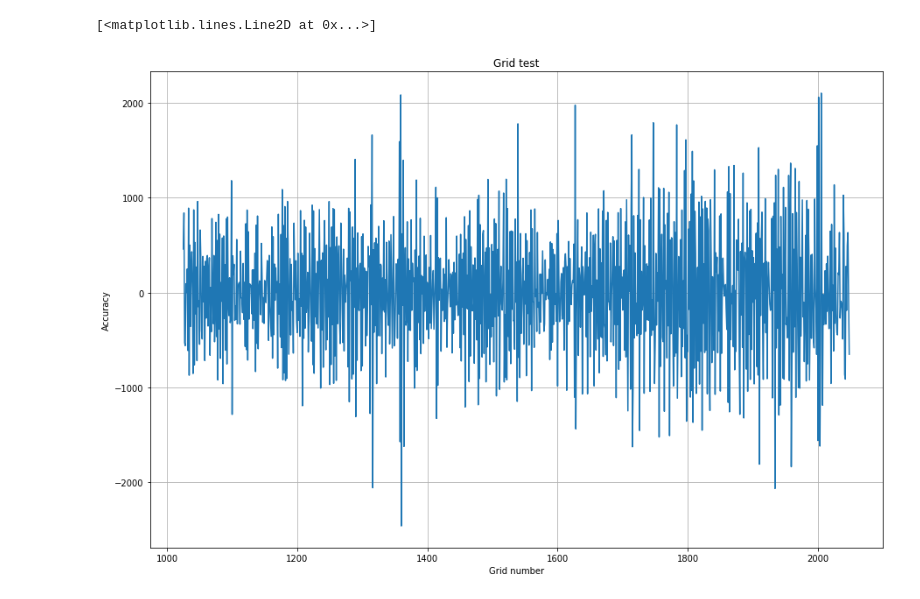
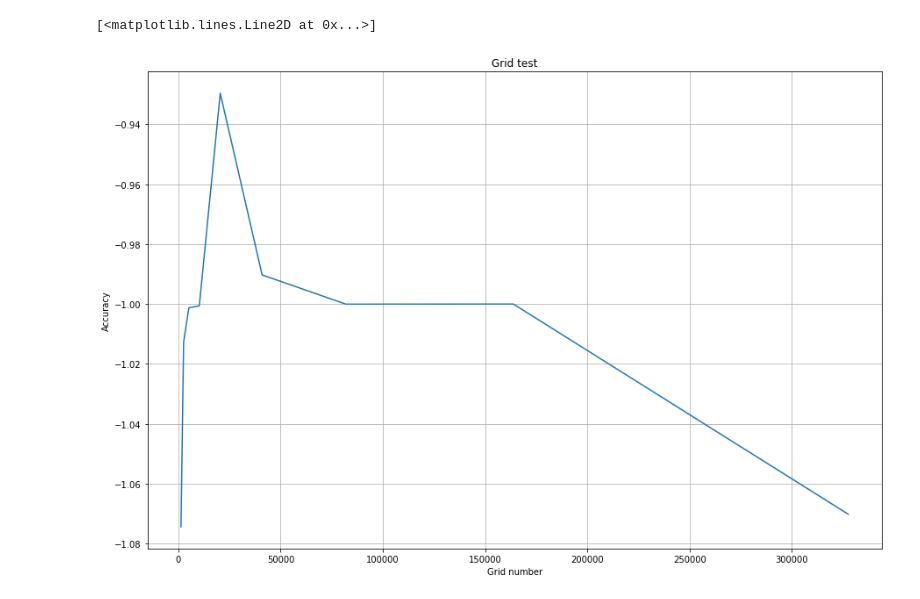
Before and after one commit to yungyuc/turgon, a Jupyter notebook: notebook/error_analysis.ipynb, the cells around one changed output. Drawn from its saved outputs; the diff is of its cells as text; code cells hidden in the pictures.

Commit message:
test case: add grid test

```diff
--- a/notebook/error_analysis.ipynb
+++ b/notebook/error_analysis.ipynb
@@ -27,7 +27,7 @@ class LinearScalarErrorTC():
                 A well set linear solver object
         """
         grid = libst.Grid(0, 4 * 2 * np.pi, resolution)
-        cfl = 1
+        cfl = 0.99
         dx = (grid.xmax - grid.xmin) / grid.ncelm
         dt = dx * cfl
         svr = libst.LinearScalarSolver(grid=grid, time_increment=dt)
@@ -84,41 +84,38 @@ class LinearScalarErrorTC():
         """
         res = 0
         for ele in vec:
             res += abs(ele) ** ord
         return res ** (1 / ord)
 
-# grid_num = [1024, 2048, 4096, 8192]
 
-grid_num = range(1024, 2049)
+grid_num = [320, 640, 1280, 2560, 5120, 10240, 20480, 40960, 81920, 163840, 327680]
 
 h_arr = []
 
 err = []
 
 it_num = 10
 
 for grid in grid_num:
     svr = LinearScalarErrorTC._build_solver(grid)
     svr.march_alpha2(it_num)
-    h_arr.append((svr.grid.xmax - svr.grid.xmin) / svr.grid.ncelm)
+    exact_sol = LinearScalarErrorTC._exact_solution(svr, it_num, np.sin)
+    h_arr.append(svr.grid.ncelm)
     err.append(LinearScalarErrorTC._norm(
-                svr.get_so0(0).ndarray -
-                LinearScalarErrorTC._exact_solution(svr, it_num, np.sin),
-                2))
+                svr.get_so0(0).ndarray - exact_sol, 1))
 
-idx = range(1, len(err))
+idx = range(2, len(err))
 tmp = []
 for i in idx:
-    tmp.append(math.log(abs(err[i] / err[i - 1])) / math.log(abs(h_arr[i] / h_arr[i - 1])))
-#     tmp.append(err[i] / err[i - 1])
+    tmp.append(math.log(abs(err[i - 1] / err[i])) / math.log(abs(h_arr[i - 1] / h_arr[i])))
 
 plt.figure(figsize=(15,10))
 plt.xlabel('Grid number')
 plt.ylabel('Accuracy')
 # plt.yscale('log')
 plt.title('Grid test')
 plt.grid()
-plt.plot(grid_num[1:], tmp, '-')
+plt.plot(grid_num[2:], tmp, '-')
 # %% [output]
 [<matplotlib.lines.Line2D at 0x...>]
-[figure, old version]
+[figure, new version]
```
Also changed, not shown: parts of 1 cell of this notebook, 1 other file.
